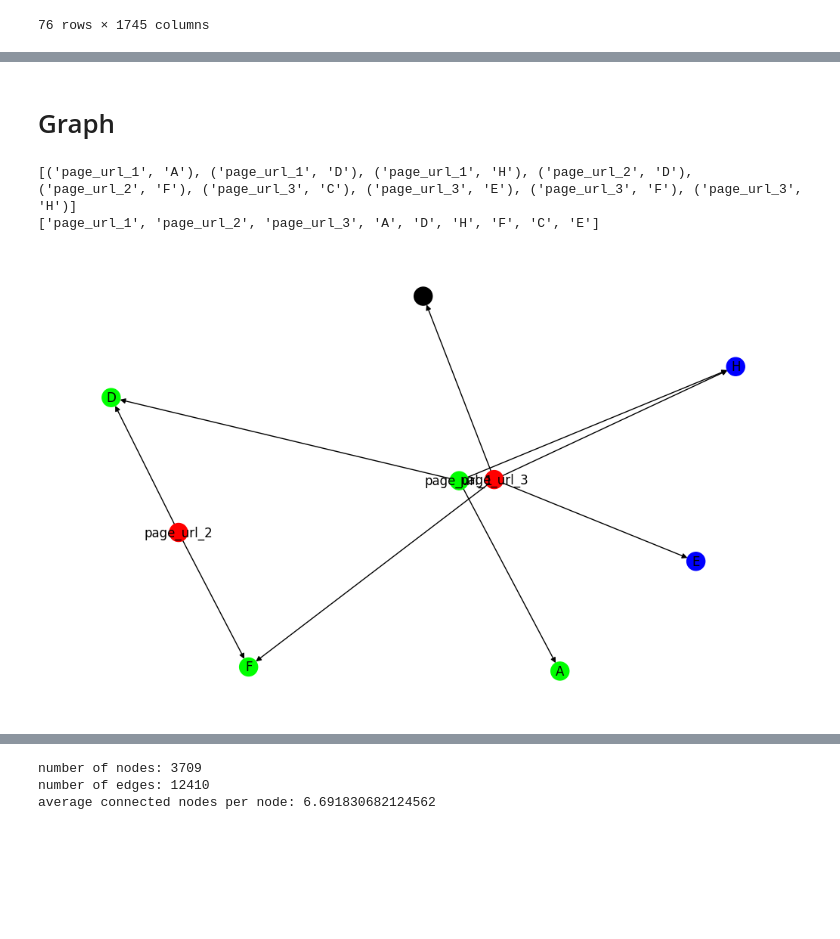
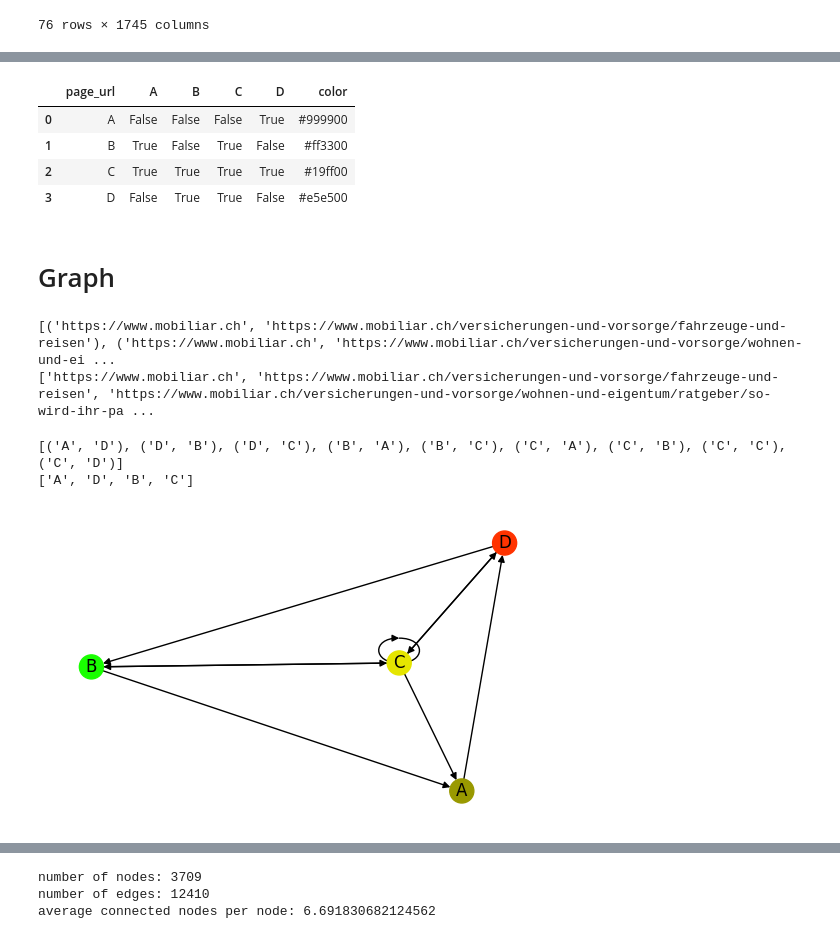
Before and after one commit to rmnrth4/wbth-project, a Jupyter notebook: graph_network/graph-building.ipynb, the cells around one changed output, grey strips where cells are left out. Saved outputs shown, nothing was run; the diff lists cells and outputs as text; code cells hidden in the pictures; blank space fills up the shorter version.

Commit message:
graph changes first full website graph with colored nodes according to sentiment

```diff
--- a/graph_network/graph-building.ipynb
+++ b/graph_network/graph-building.ipynb
@@ -156,0 +228,9 @@ len(matrix.columns[(matrix == False).all()])
+# %%
+cmatrix = add_color_column_of_df_to_matrix(matrix, sentiment_data)
+cmatrix
+# %% [output]
+|  | page_url | A | B | C | D | color |
+| 0 | A | False | False | False | True | #999900 |
+| 1 | B | True | False | True | False | #ff3300 |
+| 2 | C | True | True | True | True | #19ff00 |
+| 3 | D | False | True | True | False | #e5e500 |
@@ -162,17 +250,0 @@ import matplotlib.pyplot as plt
-# %%
-G_test = nx.DiGraph()
-
-G_test.add_nodes_from(test_matrix['page_url'])
-
-for idx, row in test_matrix.iterrows():
-    start_node = row["page_url"]
-    for column in test_matrix.columns:
-        if test_matrix.loc[idx,column] == True:
-            end_node = column
-            G_test.add_edge(start_node, end_node)
-
-print(G_test.edges)
-print(G_test.nodes)
-# %% [output]
-[('page_url_1', 'A'), ('page_url_1', 'D'), ('page_url_1', 'H'), ('page_url_2', 'D'), ('page_url_2', 'F'), ('page_url_3', 'C'), ('page_url_3', 'E'), ('page_url_3', 'F'), ('page_url_3', 'H')]
-['page_url_1', 'page_url_2', 'page_url_3', 'A', 'D', 'H', 'F', 'C', 'E']
@@ -178,0 +294,6 @@ print(G_test.nodes)
+# %%
+G, N = get_graph_from_matrix(sa_data_with_color)
+N.show("ex.html")
+# %% [output]
+[('https://www.mobiliar.ch', 'https://www.mobiliar.ch/versicherungen-und-vorsorge/fahrzeuge-und-reisen'), ('https://www.mobiliar.ch', 'https://www.mobiliar.ch/versicherungen-und-vorsorge/wohnen-und-ei ...
+['https://www.mobiliar.ch', 'https://www.mobiliar.ch/versicherungen-und-vorsorge/fahrzeuge-und-reisen', 'https://www.mobiliar.ch/versicherungen-und-vorsorge/wohnen-und-eigentum/ratgeber/so-wird-ihr-pa ...
@@ -179,13 +303,38 @@ print(G_test.nodes)
+# %%
+G_test = get_graph_from_matrix(cmatrix)
+print(G_test.edges)
+print(G_test.nodes)
+
+# Change size
+# d = dict(G_test.degree)
+# d.update((x, 1.3*y) for x, y in d.items())
+# nx.set_node_attributes(G_test, d, "size")
+
+nt.barnes_hut() # force_atrlas_2based() hrepulsion()
+nt = Network(height='1500px', width='100%', bgcolor="#222222", font_color="white", directed=True, notebook=False)
+nt.from_nx(G_test)
+
+# neighbor_map = nt.get_adj_list()
+# print(neighbor_map)
+for node in nt.nodes:
+    node_id = node["id"]
+    node["color"] = G_test.nodes[node_id]["color"]
+#     node["title"] = "    Neighbors:<br>" + "<br>".join(neighbor_map[node[""]])
+
+nt.show("network.html")
+# %% [output]
+[('A', 'D'), ('D', 'B'), ('D', 'C'), ('B', 'A'), ('B', 'C'), ('C', 'A'), ('C', 'B'), ('C', 'C'), ('C', 'D')]
+['A', 'D', 'B', 'C']
 # %%
-plt.figure(figsize=(10, 6))
+plt.figure(figsize=(5, 3))
 # nx.draw(G_test, with_labels=True, node_color='skyblue', node_size=500, font_size=8)
 # plt.title('Graph der Verbindungen')
 # plt.show()
-# node_colors = [(0,1,0),(1,0,0),(1,0,0),(0,1,0),(0,1,0),(0,0,1),(0,1,0),(1,0,0),(0,0,1)]
-nx.draw(G_test, with_labels=True, node_color=carac['color'])
+
+nx.draw(G_test, with_labels=True, node_color=sentiment_data['color'])
 plt.show()
 # %% [output]
-[figure, old version]
+[figure, new version]
 # %%
 G = nx.DiGraph()
 G.add_nodes_from(matrix['page_url'])
```
Also changed, not shown: parts of 18 cells of this notebook, 5 other files.
